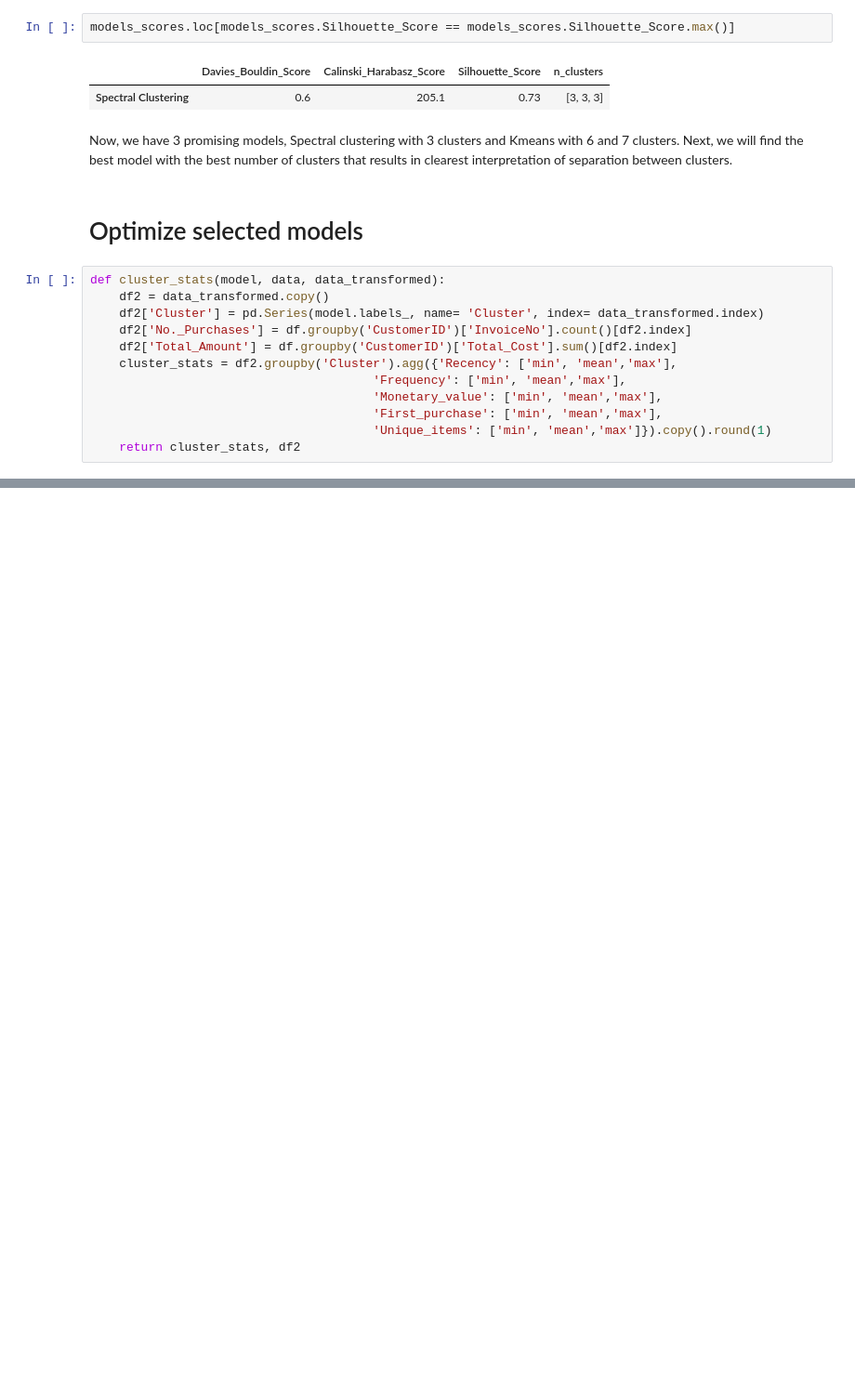
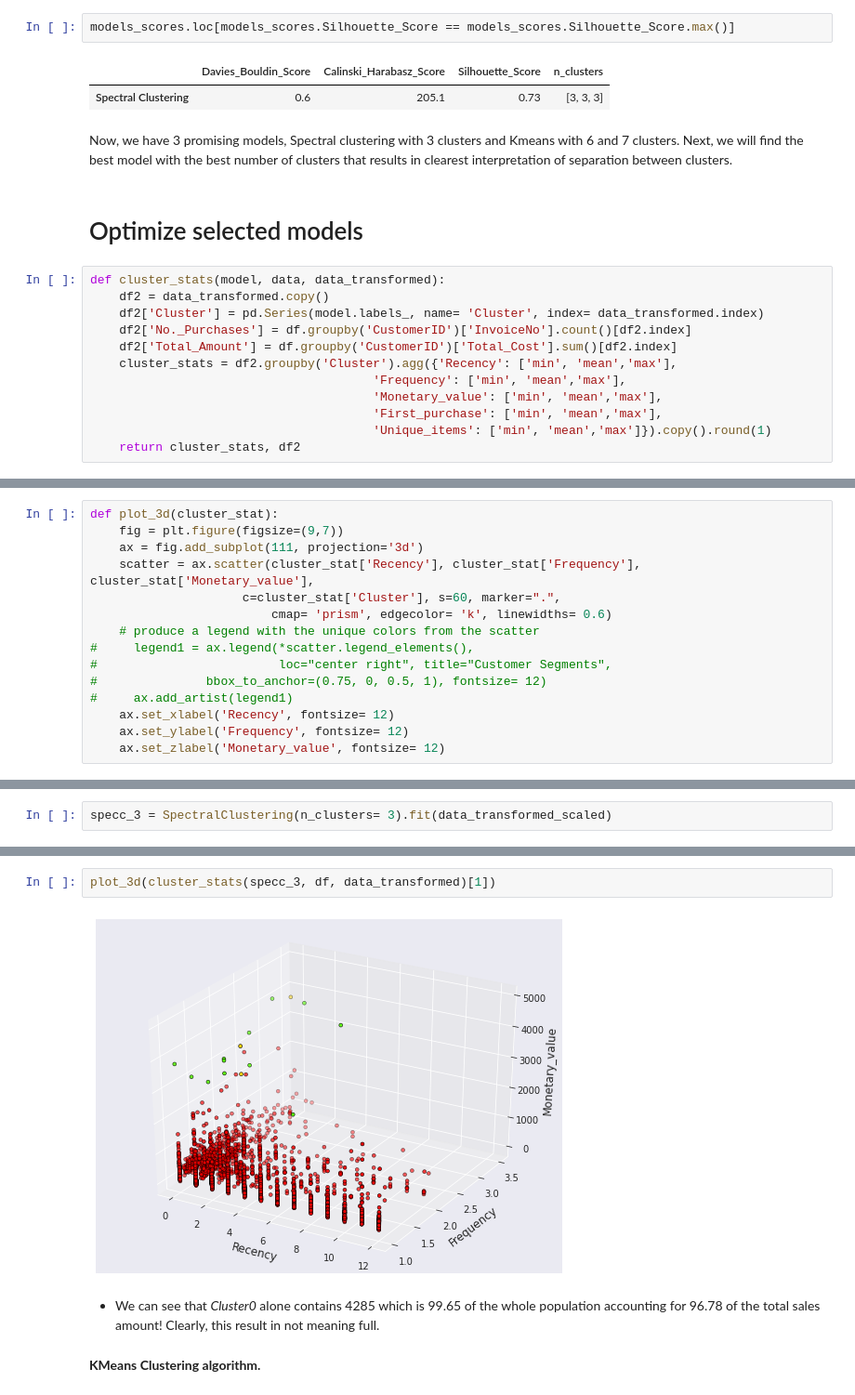
Before and after one commit to wasimkhan33/Online-Retail-Customer-Segmentation, a Jupyter notebook: Online_Retail_Customer_Segmentation_Capstone_Project.ipynb, the cells around one changed output, grey strips where cells are left out. Shown at 93% size. Drawn from its saved outputs; the diff is of its cells as text; blank space fills up the shorter version.

```diff
--- a/Online_Retail_Customer_Segmentation_Capstone_Project.ipynb
+++ b/Online_Retail_Customer_Segmentation_Capstone_Project.ipynb
@@ -869,0 +924,15 @@ def cluster_stats(model, data, data_transformed):
+# %%
+def plot_3d(cluster_stat):
+    fig = plt.figure(figsize=(9,7))
+    ax = fig.add_subplot(111, projection='3d')
+    scatter = ax.scatter(cluster_stat['Recency'], cluster_stat['Frequency'], cluster_stat['Monetary_value'],
+                     c=cluster_stat['Cluster'], s=60, marker=".",
+                         cmap= 'prism', edgecolor= 'k', linewidths= 0.6)
+    # produce a legend with the unique colors from the scatter
+#     legend1 = ax.legend(*scatter.legend_elements(),
+#                         loc="center right", title="Customer Segments",
+#               bbox_to_anchor=(0.75, 0, 0.5, 1), fontsize= 12)
+#     ax.add_artist(legend1)
+    ax.set_xlabel('Recency', fontsize= 12)
+    ax.set_ylabel('Frequency', fontsize= 12)
+    ax.set_zlabel('Monetary_value', fontsize= 12)
@@ -869,0 +943,2 @@ def cluster_stats(model, data, data_transformed):
+# %%
+specc_3 = SpectralClustering(n_clusters= 3).fit(data_transformed_scaled)
@@ -869,0 +961,8 @@ def cluster_stats(model, data, data_transformed):
+# %%
+plot_3d(cluster_stats(specc_3, df, data_transformed)[1])
+# %% [output]
+[figure, added]
+# %% [markdown]
+- We can see that *Cluster0* alone contains 4285 which is 99.65 of the whole population accounting for 96.78 of the total sales amount! Clearly, this result in not meaning full.
+# %% [markdown]
+**KMeans Clustering algorithm.**
```
Also changed, not shown: parts of 62 cells of this notebook.
